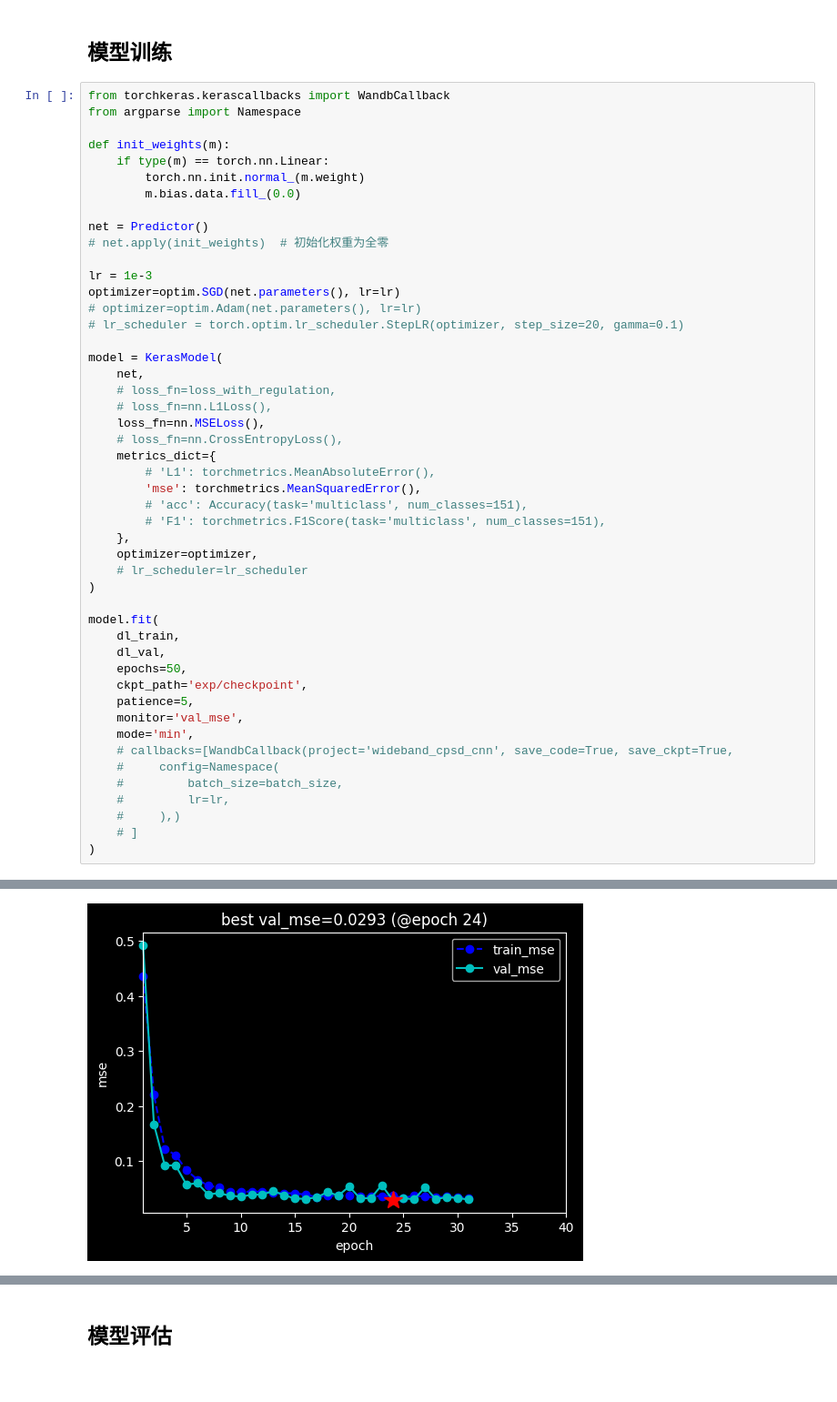
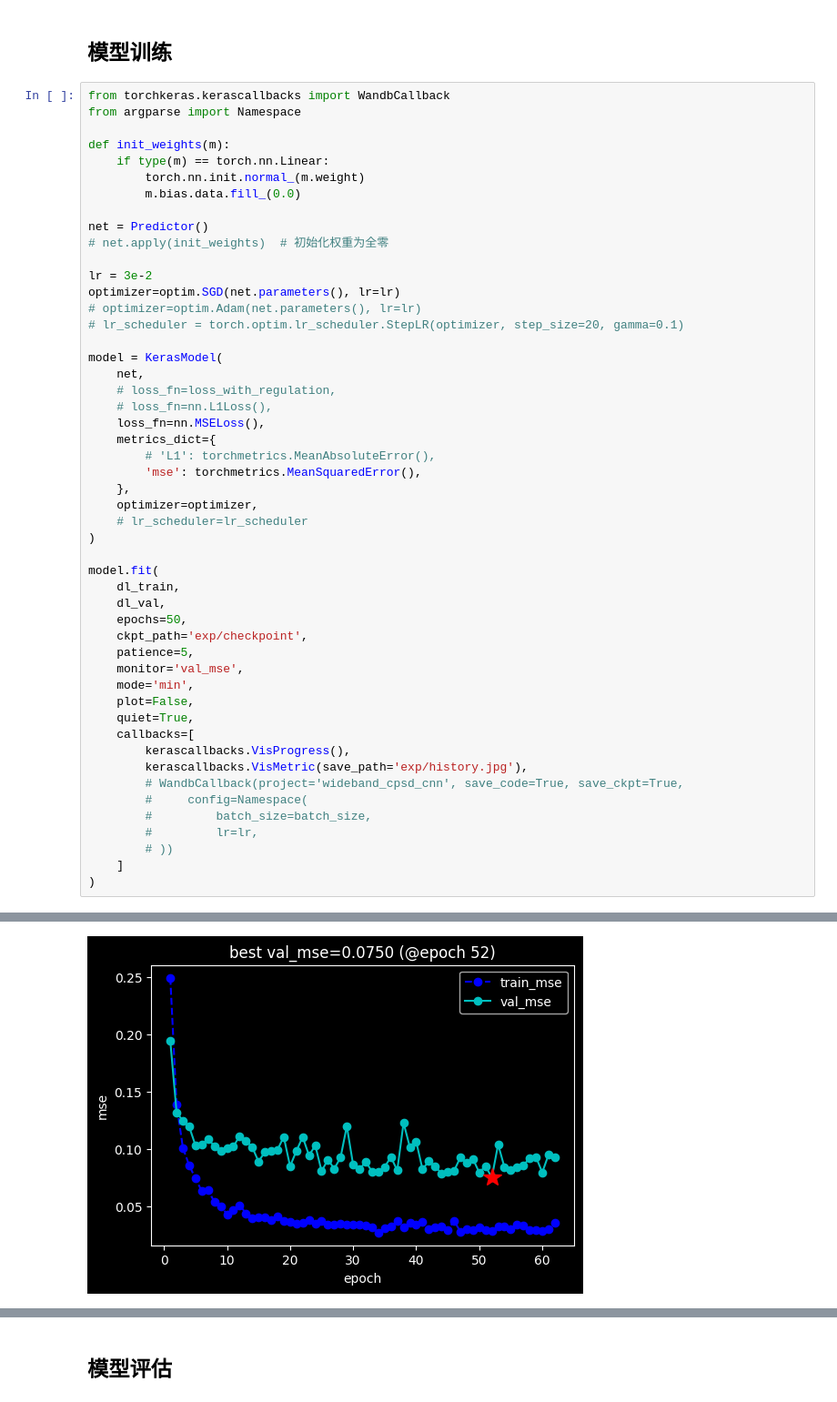
Before and after one commit to LeoJhonSong/ternary-array-passive-bearing, a Jupyter notebook: wideband_cpsd_cnn.ipynb, the cells around one changed output, grey strips where cells are left out. Shown at 91% size. Saved outputs shown, nothing was run; the diff lists cells and outputs as text.

```diff
--- a/wideband_cpsd_cnn.ipynb
+++ b/wideband_cpsd_cnn.ipynb
@@ -172,7 +171,7 @@ def init_weights(m):
 net = Predictor()
 # net.apply(init_weights)  # 初始化权重为全零
 
-lr = 1e-3
+lr = 3e-2
 optimizer=optim.SGD(net.parameters(), lr=lr)
 # optimizer=optim.Adam(net.parameters(), lr=lr)
 # lr_scheduler = torch.optim.lr_scheduler.StepLR(optimizer, step_size=20, gamma=0.1)
@@ -182,12 +181,9 @@ model = KerasModel(
     # loss_fn=loss_with_regulation,
     # loss_fn=nn.L1Loss(),
     loss_fn=nn.MSELoss(),
-    # loss_fn=nn.CrossEntropyLoss(),
     metrics_dict={
         # 'L1': torchmetrics.MeanAbsoluteError(),
         'mse': torchmetrics.MeanSquaredError(),
-        # 'acc': Accuracy(task='multiclass', num_classes=151),
-        # 'F1': torchmetrics.F1Score(task='multiclass', num_classes=151),
     },
     optimizer=optimizer,
     # lr_scheduler=lr_scheduler
@@ -201,12 +197,17 @@ model.fit(
     patience=5,
     monitor='val_mse',
     mode='min',
-    # callbacks=[WandbCallback(project='wideband_cpsd_cnn', save_code=True, save_ckpt=True,
-    #     config=Namespace(
-    #         batch_size=batch_size,
-    #         lr=lr,
-    #     ),)
-    # ]
+    plot=False,
+    quiet=True,
+    callbacks=[
+        kerascallbacks.VisProgress(),
+        kerascallbacks.VisMetric(save_path='exp/history.jpg'),
+        # WandbCallback(project='wideband_cpsd_cnn', save_code=True, save_ckpt=True,
+        #     config=Namespace(
+        #         batch_size=batch_size,
+        #         lr=lr,
+        # ))
+    ]
 )
 # %% [output]
 <<<<<< ⚡️ cuda is used >>>>>>
@@ -213 +215 @@ model.fit(
-[figure, old version]
+[figure, new version]
```
Also changed, not shown: parts of 16 cells of this notebook.
